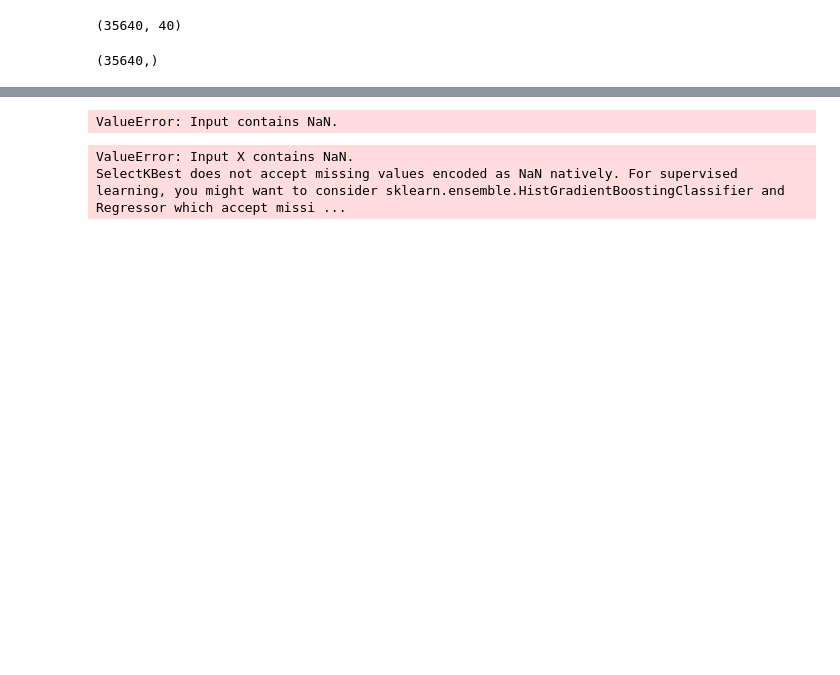
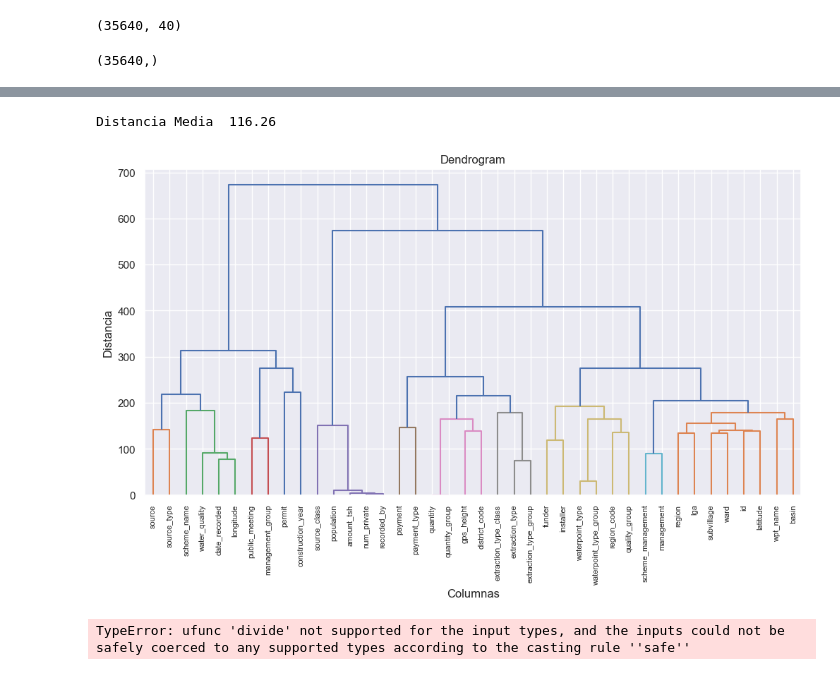
Before and after one commit to JaviARo/WaterTable, a Jupyter notebook: WaterTable.ipynb, the cells around one changed output, grey strips where cells are left out. Drawn from its saved outputs; the diff is of its cells as text; code cells hidden in the pictures; blank space fills up the shorter version.

Commit message:
need to transform labels

```diff
--- a/WaterTable.ipynb
+++ b/WaterTable.ipynb
@@ -186,4 +186,4 @@ categorical_columns = [
 ]
 
 for column in categorical_columns:
-	train_values[column] = le.fit_transform(train_values[column])
+	train_values[column] = train_values[column].fillna('not_specified')
@@ -190,5 +200,11 @@ for column in categorical_columns:
+# %%
+for column in categorical_columns:
+	train_values[column] = le.fit_transform(train_values[column])
 # %%
 binary_columns = ['public_meeting', 'permit']
 
 for column in binary_columns:
-  train_values[column].replace(['', 'False', 'True'],[0,0,1])
+	train_values[column] = train_values[column].fillna('not_specified')
+
+for column in binary_columns:
+  train_values[column] = train_values[column].replace([False, 'not_specified', True],[0, 0.5, 1])
@@ -207,5 +233,8 @@ train_values.head()
 # %%
 min_max_scaler = preprocessing.MinMaxScaler()
 train_values_scaled = min_max_scaler.fit_transform(train_values)
-train_values_scaled
+
+column_names = list(train_values.columns.values)
+train_values_scaled = pd.DataFrame(train_values_scaled, columns=column_names)
+train_values_scaled.head()
 # %% [output]
@@ -275,10 +298,11 @@ def Dendrogram(X, threshold, title):
 	clusters = cluster.hierarchy.linkage(D, method='complete')
 	cluster.hierarchy.dendrogram(clusters, color_threshold=threshold, labels=X.columns.to_list(), leaf_rotation=90)
 	plt.show()
-# %%
-Dendrogram(train_values_scaled, 180, 'Dendrograma de terremotos')
-# %% [output]
-ValueError: Input contains NaN.
+# %%
+Dendrogram(train_values_scaled, 200, 'Dendrogram')
+# %% [output]
+Distancia Media  116.26
+[figure, added]
 # %%
 def ApplySelectKBest(X_train, X_val, y_train, k):
 	selector = SelectKBest(f_regression, k=k)
@@ -296,5 +320,4 @@ ApplySelectKBest(X_train, X_val, y_train, 3)
 ApplySelectKBest(X_train, X_val, y_train, 5)
 ApplySelectKBest(X_train, X_val, y_train, 6)
 # %% [output]
-ValueError: Input X contains NaN.
-SelectKBest does not accept missing values encoded as NaN natively. For supervised learning, you might want to consider sklearn.ensemble.HistGradientBoostingClassifier and Regressor which accept missi ...
+TypeError: ufunc 'divide' not supported for the input types, and the inputs could not be safely coerced to any supported types according to the casting rule ''safe''
```
Also changed, not shown: parts of 4 cells of this notebook.
